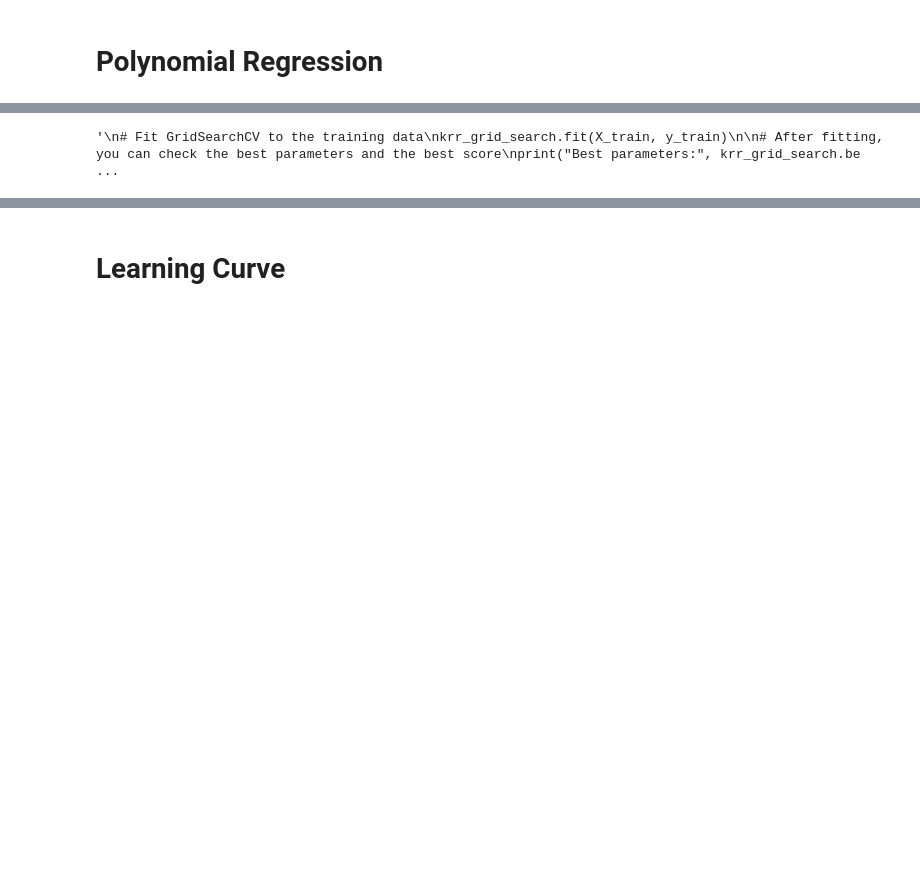
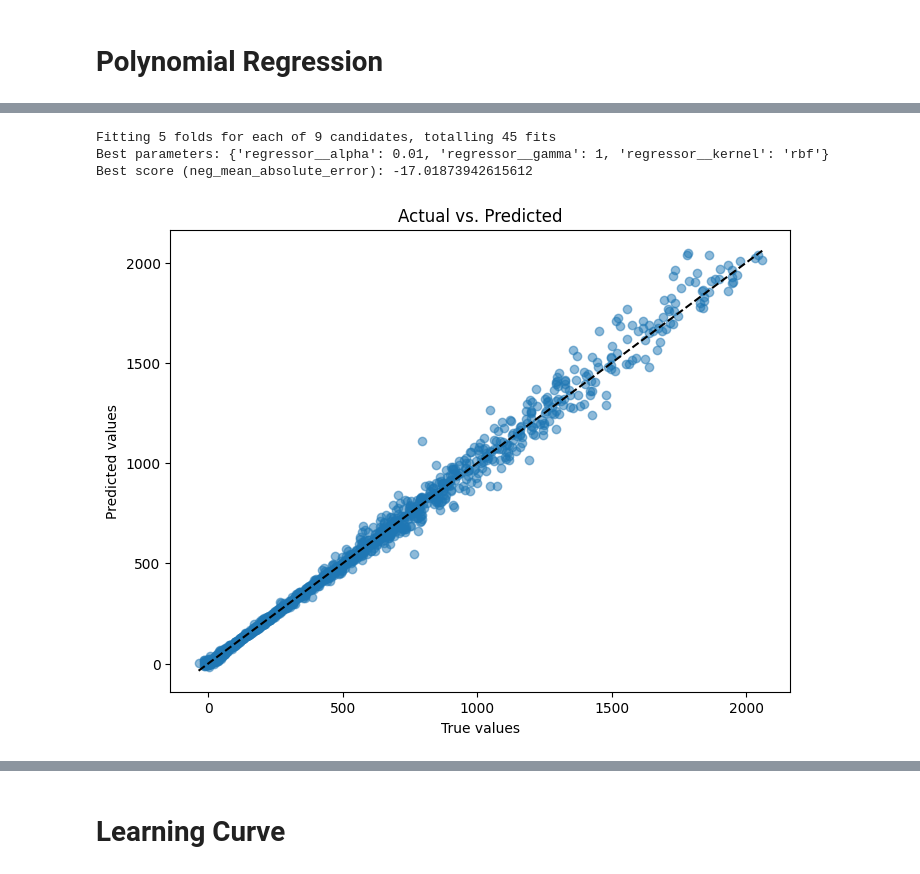
Before and after one commit to marcodigennaro/WindML, a Jupyter notebook: jupyter-notebooks/5_Machine_Learning.ipynb, the cells around one changed output, grey strips where cells are left out. Cells and saved outputs as stored; diff of their text form; code cells hidden in the pictures; blank space fills up the shorter version.

```diff
--- a/jupyter-notebooks/5_Machine_Learning.ipynb
+++ b/jupyter-notebooks/5_Machine_Learning.ipynb
@@ -129,35 +152,36 @@ time: 620 ms (started: 2024-04-11 21:18:00 +02:00)
 # %%
 from sklearn.kernel_ridge import KernelRidge
 from sklearn.preprocessing import StandardScaler
 
 # Set up the pipeline
 krr_pipeline = Pipeline([
     ('scaler', StandardScaler()),  # Optional but recommended
     ('regressor', KernelRidge())
 ])
 
 # Define the parameter grid
 krr_param_grid = {
-    'regressor__kernel': ['rbf', 'manhattan_distances'],
-    'regressor__alpha': [1e-3, 1e-2, 0.1, 1],
-    'regressor__gamma': [None, 0.1, 1, 10],
+    'regressor__kernel': ['rbf'], #, 'manhattan_distances' -> gives awful results
+    'regressor__alpha': [1e-4, 1e-2, 1],
+    'regressor__gamma': [1e-4, 1e-2, 1],
 }
 
 # Initialize GridSearchCV with the pipeline and parameter grid
 krr_grid_search = GridSearchCV(krr_pipeline, krr_param_grid, cv=5, scoring=scoring, verbose=1)
 
-'''
 # Fit GridSearchCV to the training data
 krr_grid_search.fit(X_train, y_train)
 
 # After fitting, you can check the best parameters and the best score
 print("Best parameters:", krr_grid_search.best_params_)
 print(f"Best score ({scoring}):", krr_grid_search.best_score_)
 
 # Predictions
 y_pred = krr_grid_search.predict(X_test)
 
 scatter_plot( y_pred, y_test)
-'''
 # %% [output]
-'\n# Fit GridSearchCV to the training data\nkrr_grid_search.fit(X_train, y_train)\n\n# After fitting, you can check the best parameters and the best score\nprint("Best parameters:", krr_grid_search.be ...
+Fitting 5 folds for each of 9 candidates, totalling 45 fits
+Best parameters: {'regressor__alpha': 0.01, 'regressor__gamma': 1, 'regressor__kernel': 'rbf'}
+Best score (neg_mean_absolute_error): -17.01873942615612
+[figure, added]
```
Also changed, not shown: parts of 19 cells of this notebook, 17 other files.
